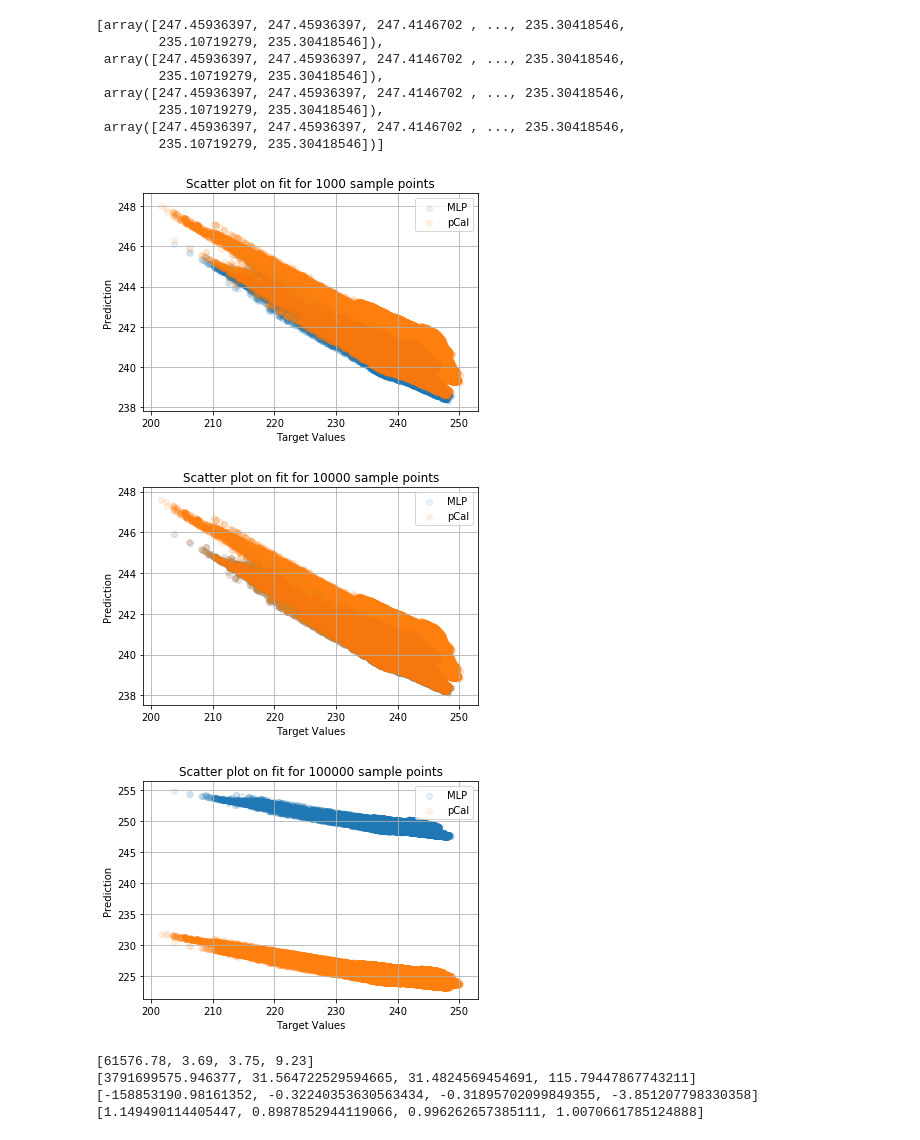
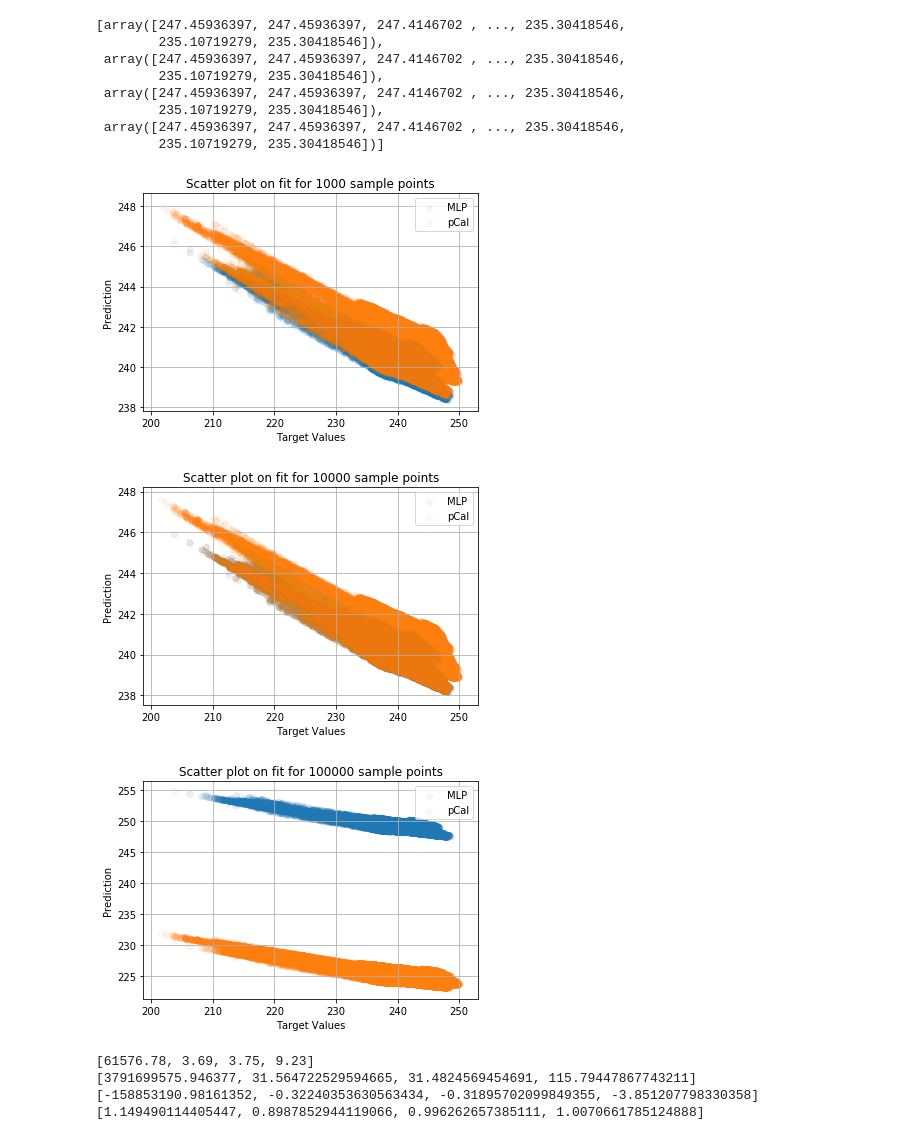
Before and after one commit to adomakor412/capstone, a Jupyter notebook: ML_Regression.ipynb, the cells around one changed output. Cells and saved outputs as stored; diff of their text form; code cells hidden in the pictures.

```diff
--- a/ML_Regression.ipynb
+++ b/ML_Regression.ipynb
@@ -350,37 +350,37 @@ dfTarget_ML
 # for i, (ML, pCal) in enumerate(pairs):
 #     for j, label in enumerate(name):
 #         plt.scatter(points, pairs[i][j], label=label)
 #     plt.title(titles[i])
 #     plt.legend(loc="center right")
 #     plt.xlabel("sample size")
 #     plt.ylabel(ylabels[i])
 
 
 #     plt.show()
 
 points =['1000','10000','100000']
 
 pairs_ML = (dfTarget_ML[1:],dfPredict_ML[1:])
 pairs_pCal = (dfTarget_pCal[1:], dfPredict_pCal[1:])
 pairs = (pairs_ML,pairs_pCal)
 
 
 name = ['MLP','pCal']
 #for i, (ML, pCal) in enumerate(pairs):
 for color in points:
     i = points.index(color)
     for j, label in enumerate(name):
-        plt.scatter(pairs[j][0][i], pairs[j][1][i], alpha=0.1, label=label)
+        plt.scatter(pairs[j][0][i], pairs[j][1][i], alpha=0.05, label=label)
     plt.title(f'Scatter plot on fit for {color} sample points')
     plt.xlabel("Target Values")
     plt.ylabel("Prediction")
     plt.legend()
     plt.grid(True)
     plt.show()
 # %% [output]
-[figure, old version]
+[figure, new version]
-[figure, old version]
+[figure, new version]
-[figure, old version]
+[figure, new version]
 # %%
 print(MAE_ML)
 print(MSE_ML)
```
Also changed, not shown: parts of 2 cells of this notebook, 2 other files.
